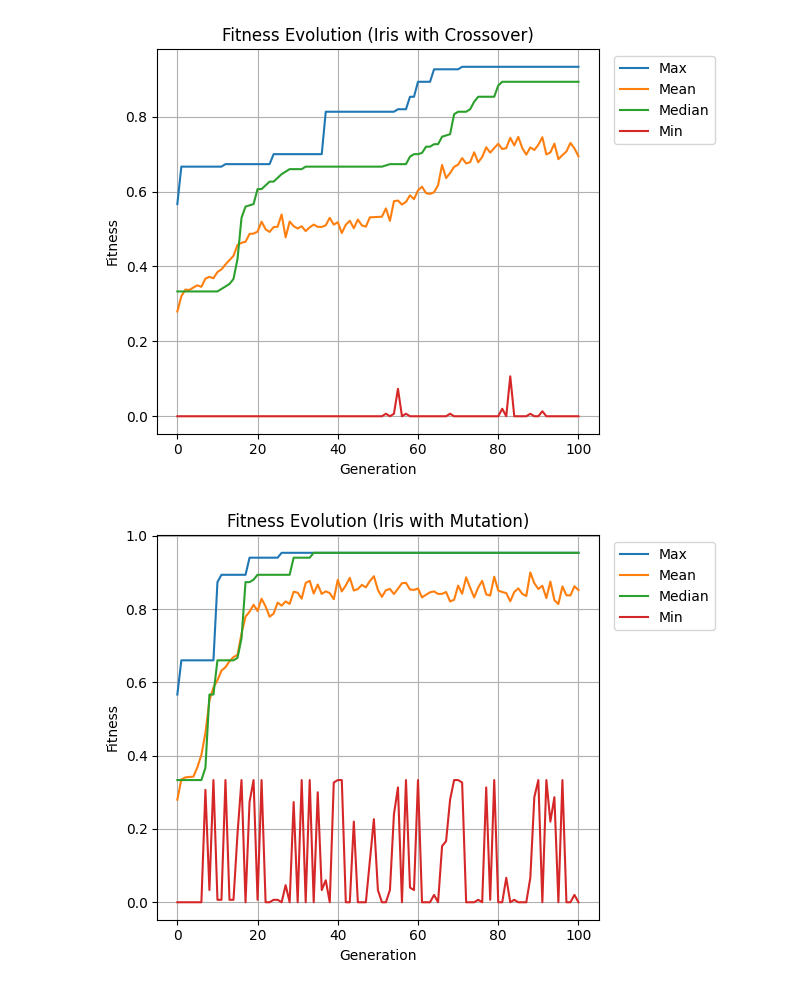
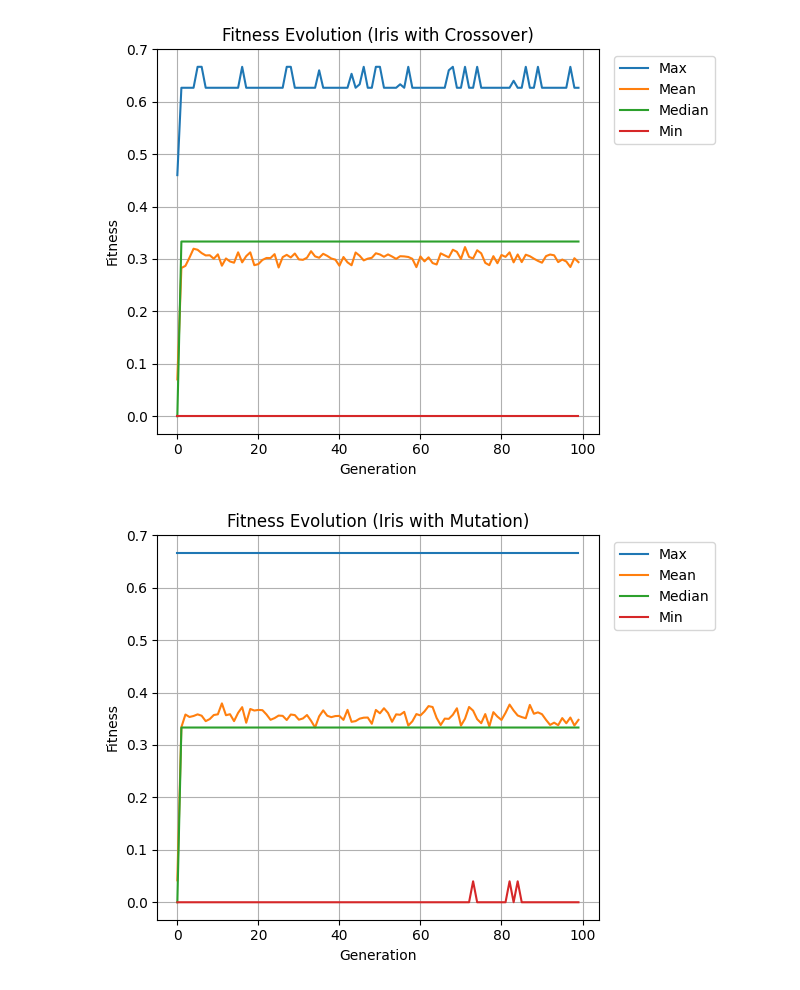
Before and after one commit to urmzd/linear-gp, a Jupyter notebook: notebooks/benchmark_plots.ipynb, the cells around one changed output. Drawn from its saved outputs; the diff is of its cells as text; code cells hidden in the pictures.

```diff
--- a/notebooks/benchmark_plots.ipynb
+++ b/notebooks/benchmark_plots.ipynb
@@ -14,7 +14,7 @@ def plot_fitness_benchmarks(path: str = "../assets/benchmarks/cart-pole-default"
     generations = []
     for i, program_group in enumerate(programs):
         generation_fitness = []
-        for program in program_group["list"]:
+        for program in program_group:
             if "program" in program:
                 program = program["program"]
 
@@ -56,13 +56,13 @@ def plot_fitness_benchmarks(path: str = "../assets/benchmarks/cart-pole-default"
 
     plt.show(fig)
 # %%
-plot_fitness_benchmarks("../assets/benchmarks/iris-default", "Iris without Crossover or Mutation", 0)
-plot_fitness_benchmarks("../assets/benchmarks/iris-crossover", "Iris with Crossover", 0)
-plot_fitness_benchmarks("../assets/benchmarks/iris-mutate", "Iris with Mutation", 0)
-plot_fitness_benchmarks("../assets/benchmarks/iris-mutate-crossover", "Iris with Crossover and Mutation", 0)
+plot_fitness_benchmarks("../assets/benchmarks/iris_default", "Iris without Crossover or Mutation", 0)
+plot_fitness_benchmarks("../assets/benchmarks/iris_crossover", "Iris with Crossover", 0)
+plot_fitness_benchmarks("../assets/benchmarks/iris_mutation", "Iris with Mutation", 0)
+plot_fitness_benchmarks("../assets/benchmarks/iris_full", "Iris with Crossover and Mutation", 0)
 
-plot_fitness_benchmarks("../assets/benchmarks/cart-pole-default", "Cart Pole GP", 0)
-plot_fitness_benchmarks("../assets/benchmarks/cart-pole-q", "Cart Pole Q-Learning", 0)
-plot_fitness_benchmarks("../assets/benchmarks/mountain-car-default", "Mountain Cart GP", -200)
-plot_fitness_benchmarks("../assets/benchmarks/mountain-car-q", "Mountain Car Q-Learning", -200)
+# plot_fitness_benchmarks("../assets/benchmarks/cart-pole-default", "Cart Pole GP", 0)
+# plot_fitness_benchmarks("../assets/benchmarks/cart-pole-q", "Cart Pole Q-Learning", 0)
+# plot_fitness_benchmarks("../assets/benchmarks/mountain-car-default", "Mountain Cart GP", -200)
+# plot_fitness_benchmarks("../assets/benchmarks/mountain-car-q", "Mountain Car Q-Learning", -200)
 # %% [output]
@@ -70,2 +70,2 @@ plot_fitness_benchmarks("../assets/benchmarks/mountain-car-q", "Mountain Car Q-L
-[figure, old version]
+[figure, new version]
-[figure, old version]
+[figure, new version]
```
Also changed, not shown: parts of 1 cell of this notebook, 10 other files.
